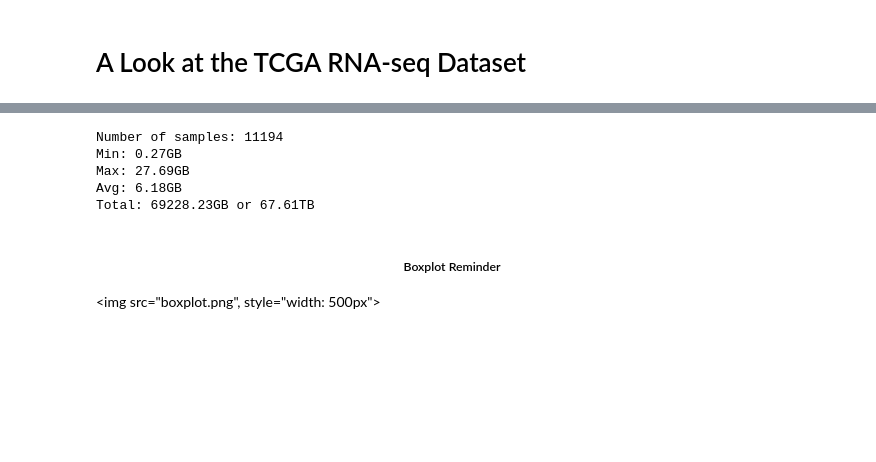
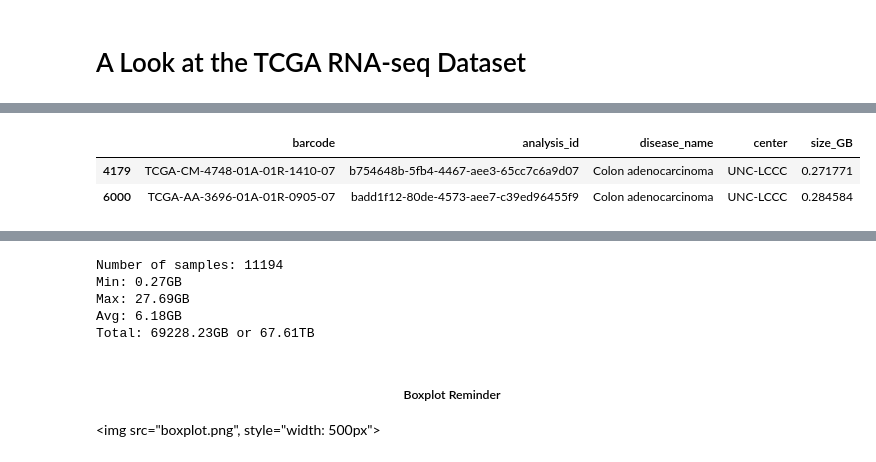
Before and after one commit to jvivian/ipython_notebooks, a Jupyter notebook: tcga_rnaseq_analysis/TCGA rna-seq analysis.ipynb, the cells around one changed output, grey strips where cells are left out. Cells and saved outputs as stored; diff of their text form; code cells hidden in the pictures; blank space fills up the shorter version.

```diff
--- a/tcga_rnaseq_analysis/TCGA rna-seq analysis.ipynb
+++ b/tcga_rnaseq_analysis/TCGA rna-seq analysis.ipynb
@@ -21,6 +51,12 @@ df = pd.read_table('unaligned.tsv', sep='\t')
 df = df[['barcode', 'analysis_id', 'disease_name', 'center', 'files_size']]
 df['files_size'] = df['files_size'] / 1024.0 / 1024 / 1024
 df.rename(columns = {'files_size':'size_GB'}, inplace=True)
+# %%
+df[df['size_GB'] < .3]
+# %% [output]
+|  | barcode | analysis_id | disease_name | center | size_GB |
+| 4179 | TCGA-CM-4748-01A-01R-1410-07 | b754648b-5fb4-4467-aee3-65cc7c6a9d07 | Colon adenocarcinoma | UNC-LCCC | 0.271771 |
+| 6000 | TCGA-AA-3696-01A-01R-0905-07 | badd1f12-80de-4573-aee7-c39ed96455f9 | Colon adenocarcinoma | UNC-LCCC | 0.284584 |
 # %%
 df.head()
 # %% [output]
```
Also changed, not shown: parts of 6 cells of this notebook, 1 other file.
